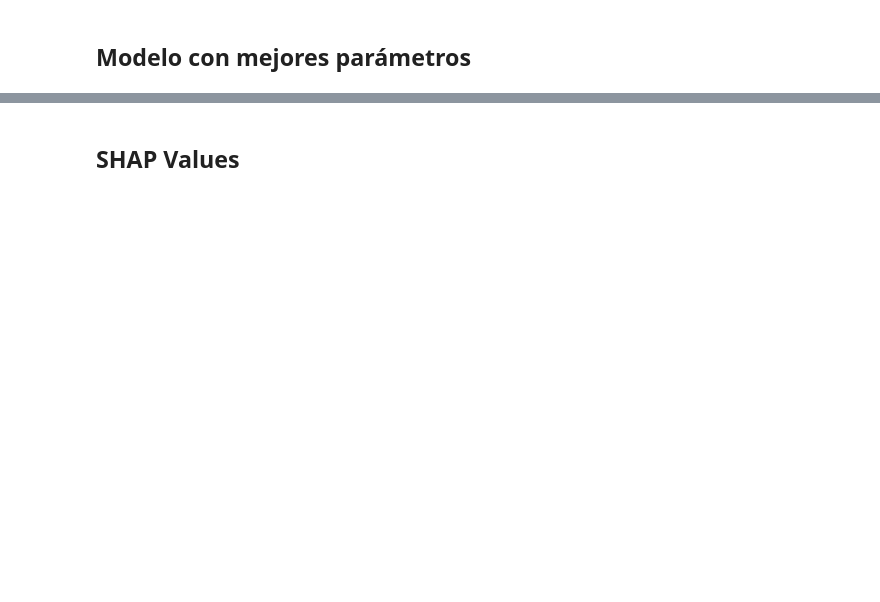
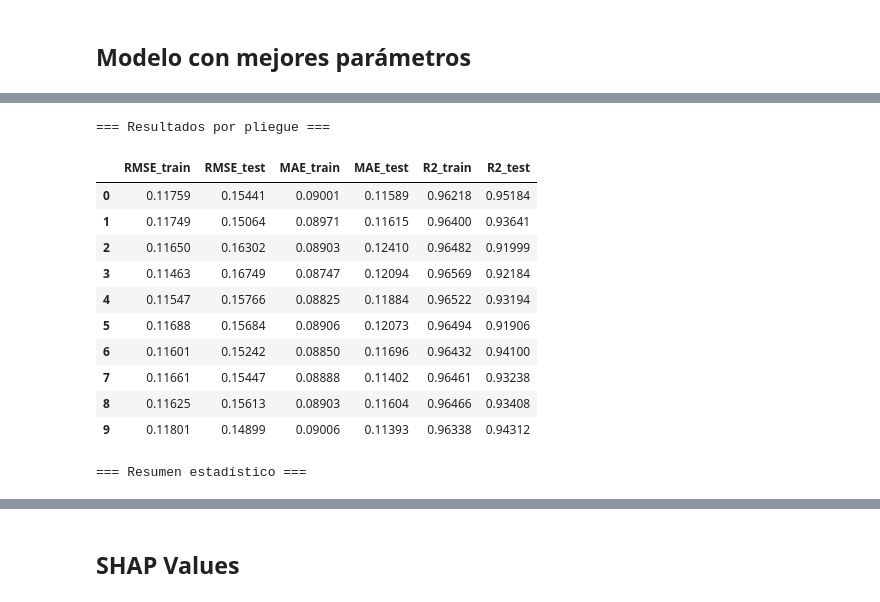
Before and after one commit to thordickinson/maestria-ia, a Jupyter notebook: analisis/notebooks/3.2.0_1.modelo_datos_aumentados.ipynb, the cells around one changed output, grey strips where cells are left out. Cells and saved outputs as stored; diff of their text form; code cells hidden in the pictures; blank space fills up the shorter version.

```diff
--- a/analisis/notebooks/3.2.0_1.modelo_datos_aumentados.ipynb
+++ b/analisis/notebooks/3.2.0_1.modelo_datos_aumentados.ipynb
@@ -391,39 +412,70 @@ Importancia de variables exportada a feature_importance_xgb.csv
 # %%
 from sklearn.model_selection import cross_validate
 from sklearn.metrics import make_scorer, mean_absolute_error, r2_score, root_mean_squared_error
+from scipy.stats import ttest_rel
 import numpy as np
+import pandas as pd
 
+# 1. Definir métricas (RMSE y MAE con signo negativo)
 scoring = {
     "rmse": make_scorer(root_mean_squared_error, greater_is_better=False),
     "mae": make_scorer(mean_absolute_error, greater_is_better=False),
     "r2": "r2"
 }
 
+# 2. Ejecutar la validación cruzada (IMPORTANTE: return_train_score=True)
 cv_results = cross_validate(
-    estimator=pipeline_final,   # tu pipeline con hiperparámetros óptimos
+    estimator=pipeline_final,
     X=X,
     y=y,
     cv=10,
     scoring=scoring,
-    return_train_score=False,
+    return_train_score=True,
     n_jobs=-1
 )
 
-# Extraer y cambiar de signo porque sklearn devuelve RMSE y MAE negativos
-rmse = -cv_results["test_rmse"]
-mae = -cv_results["test_mae"]
-r2  = cv_results["test_r2"]
+# 3. Extraer métricas y corregir signo
+rmse_test = -cv_results["test_rmse"]
+rmse_train = -cv_results["train_rmse"]
 
-print("=== Validación Cruzada (10 folds) ===")
-print("RMSE por fold:", rmse)
-print("RMSE mean:", rmse.mean())
-print("RMSE std:", rmse.std())
+mae_test = -cv_results["test_mae"]
+mae_train = -cv_results["train_mae"]
 
-print("\nMAE por fold:", mae)
-print("MAE mean:", mae.mean())
-print("MAE std:", mae.std())
+r2_test = cv_results["test_r2"]
+r2_train = cv_results["train_r2"]
 
-print("\nR2 por fold:", r2)
-print("R2 mean:", r2.mean())
-print("R2 std:", r2.std())
+# 4. DataFrame con métricas por pliegue
+df_cv = pd.DataFrame({
+    "RMSE_train": rmse_train,
+    "RMSE_test": rmse_test,
+    "MAE_train": mae_train,
+    "MAE_test": mae_test,
+    "R2_train": r2_train,
+    "R2_test": r2_test
+})
+
+print("=== Resultados por pliegue ===")
+display(df_cv.round(5))
+
+print("\n=== Resumen estadístico ===")
+display(df_cv.describe().round(5))
+
+# 5. Evaluación de sobreajuste: diferencias fold a fold
+df_cv["RMSE_gap"] = df_cv["RMSE_test"] - df_cv["RMSE_train"]
+df_cv["MAE_gap"]  = df_cv["MAE_test"]  - df_cv["MAE_train"]
+
+print("\n=== Gap promedio (test - train) ===")
+print(df_cv[["RMSE_gap", "MAE_gap"]].mean().round(5))
+
+# 6. Prueba t pareada para RMSE (train vs test)
+t_stat, p_val = ttest_rel(df_cv["RMSE_train"], df_cv["RMSE_test"])
+
+print("\n=== Prueba t (RMSE_train vs RMSE_test) ===")
+print("t =", round(t_stat, 5))
+print("p =", p_val)
+
+if p_val < 0.05:
+    print("Conclusión: Diferencia significativa entre train y test (hay sobreajuste detectable).")
+else:
+    print("Conclusión: No se detecta diferencia significativa (no hay sobreajuste).")
 # %% [output]
@@ -444,0 +499,13 @@ R2 std: 0.006500495949222166
+=== Resultados por pliegue ===
+|  | RMSE_train | RMSE_test | MAE_train | MAE_test | R2_train | R2_test |
+| 0 | 0.11759 | 0.15441 | 0.09001 | 0.11589 | 0.96218 | 0.95184 |
+| 1 | 0.11749 | 0.15064 | 0.08971 | 0.11615 | 0.96400 | 0.93641 |
+| 2 | 0.11650 | 0.16302 | 0.08903 | 0.12410 | 0.96482 | 0.91999 |
+| 3 | 0.11463 | 0.16749 | 0.08747 | 0.12094 | 0.96569 | 0.92184 |
+| 4 | 0.11547 | 0.15766 | 0.08825 | 0.11884 | 0.96522 | 0.93194 |
+| 5 | 0.11688 | 0.15684 | 0.08906 | 0.12073 | 0.96494 | 0.91906 |
+| 6 | 0.11601 | 0.15242 | 0.08850 | 0.11696 | 0.96432 | 0.94100 |
+| 7 | 0.11661 | 0.15447 | 0.08888 | 0.11402 | 0.96461 | 0.93238 |
+| 8 | 0.11625 | 0.15613 | 0.08903 | 0.11604 | 0.96466 | 0.93408 |
+| 9 | 0.11801 | 0.14899 | 0.09006 | 0.11393 | 0.96338 | 0.94312 |
+=== Resumen estadístico ===
```
Also changed, not shown: parts of 31 cells of this notebook, 8 other files.
